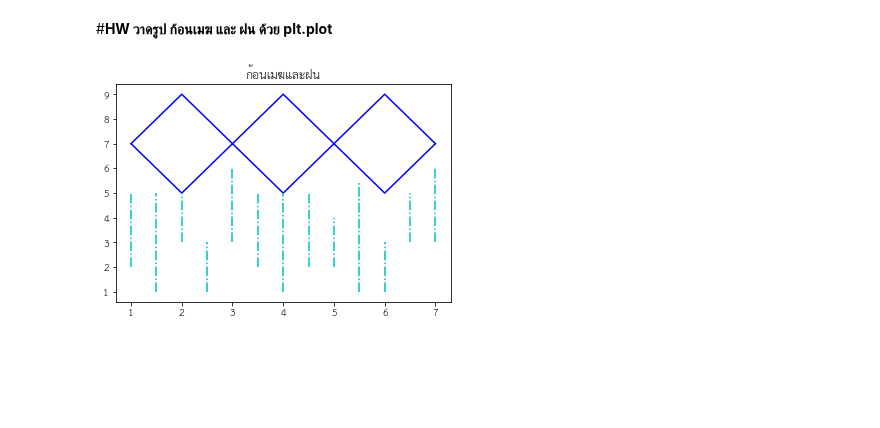
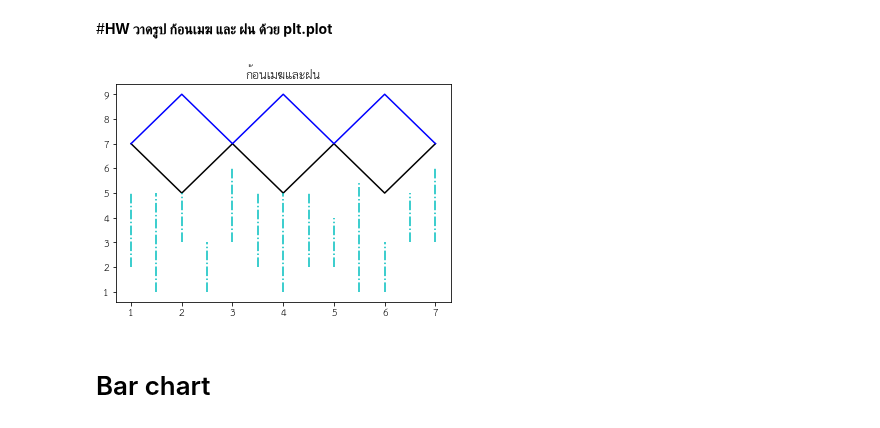
Before and after one commit to gameaphiwat/data_viz_2022, a Jupyter notebook: DataViz04_Data_Comparison.ipynb, the cells around one changed output. Cells and saved outputs as stored; diff of their text form; code cells hidden in the pictures; blank space fills up the shorter version.

```diff
--- a/DataViz04_Data_Comparison.ipynb
+++ b/DataViz04_Data_Comparison.ipynb
@@ -162,24 +162,26 @@ mpl.rc('font', family='TH Sarabun New')
 #**HW วาดรูป ก้อนเมฆ และ ฝน ด้วย plt.plot**
 # %%
 # ก้อนเมฆ
-plt.plot([1,2,3,4,5,6,7],[7,5,7,5,7,5,7],'b-')
+plt.plot([1,2,3,4,5,6,7],[7,5,7,5,7,5,7],'k-')
 plt.plot([1,2,3,4,5,6,7],[7,9,7,9,7,9,7],'b-')
 
 # ฝน
 plt.plot([1,1],[2,5],'c-.')
 plt.plot([1.5,1.5],[1,5],'c-.')
 plt.plot([2,2],[3,5],'c-.')
 plt.plot([2.5,2.5],[1,3],'c-.')
 plt.plot([3,3],[3,6],'c-.')
 plt.plot([3.5,3.5],[2,5],'c-.')
 plt.plot([4,4],[1,5],'c-.')
 plt.plot([4.5,4.5],[2,5],'c-.')
 plt.plot([5,5],[2,4],'c-.')
 plt.plot([5.5,5.5],[1,5.5],'c-.')
 plt.plot([6,6],[1,3],'c-.')
 plt.plot([6.5,6.5],[3,5],'c-.')
 plt.plot([7,7],[3,6],'c-.')
 
 plt.title('ก้อนเมฆและฝน');
 # %% [output]
-[figure, old version]
+[figure, new version]
+# %% [markdown]
+# Bar chart
```
Also changed, not shown: parts of 26 cells of this notebook.
